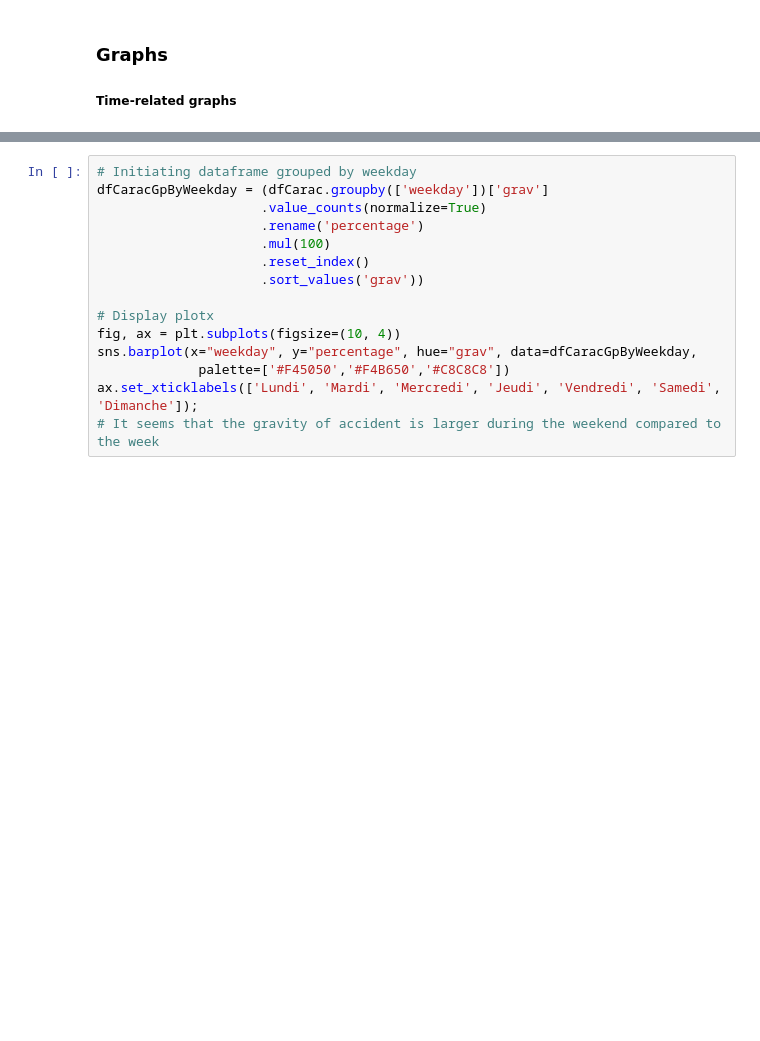
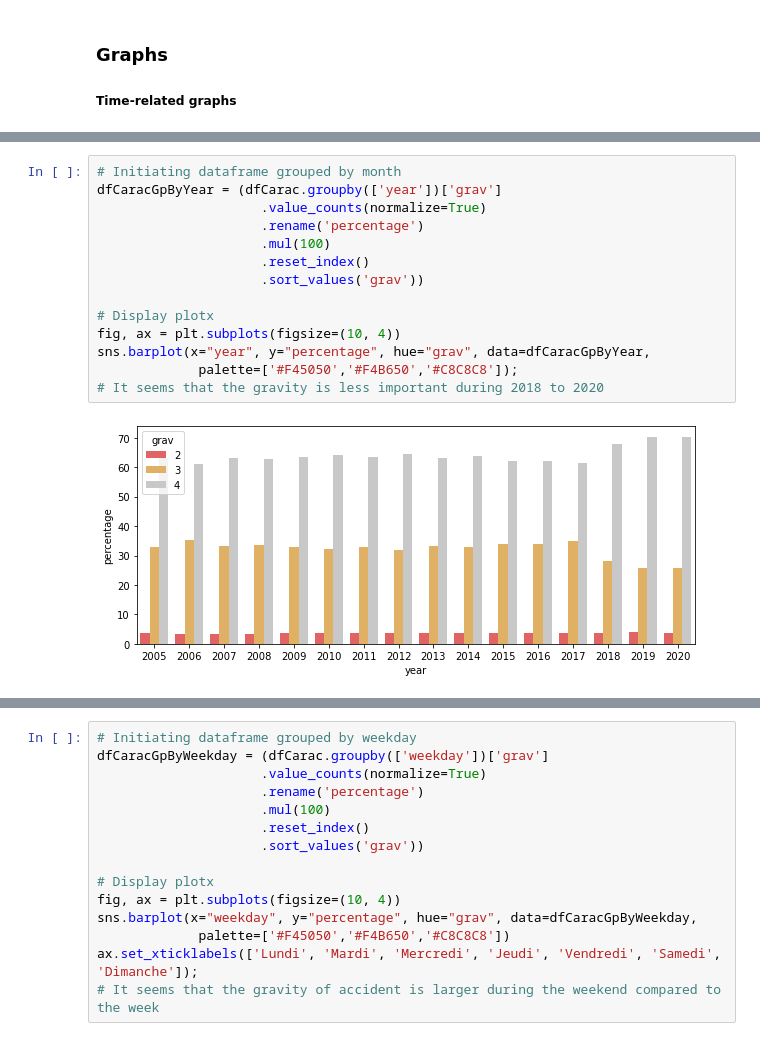
Before and after one commit to YacineHajjiDataScientist/20220814_dsProject, a Jupyter notebook: 20220821_projectDS.ipynb, the cells around one changed output, grey strips where cells are left out. Drawn from its saved outputs; the diff is of its cells as text; blank space fills up the shorter version.

```diff
--- a/20220821_projectDS.ipynb
+++ b/20220821_projectDS.ipynb
@@ -356,0 +388,16 @@ sns.countplot(x=dfCarac['mois'], hue=dfCarac['grav'],
+# %%
+# Initiating dataframe grouped by month
+dfCaracGpByYear = (dfCarac.groupby(['year'])['grav']
+                     .value_counts(normalize=True)
+                     .rename('percentage')
+                     .mul(100)
+                     .reset_index()
+                     .sort_values('grav'))
+
+# Display plotx
+fig, ax = plt.subplots(figsize=(10, 4))
+sns.barplot(x="year", y="percentage", hue="grav", data=dfCaracGpByYear,
+             palette=['#F45050','#F4B650','#C8C8C8']);
+# It seems that the gravity is less important during 2018 to 2020
+# %% [output]
+[figure, added]
```
Also changed, not shown: parts of 28 cells of this notebook.
